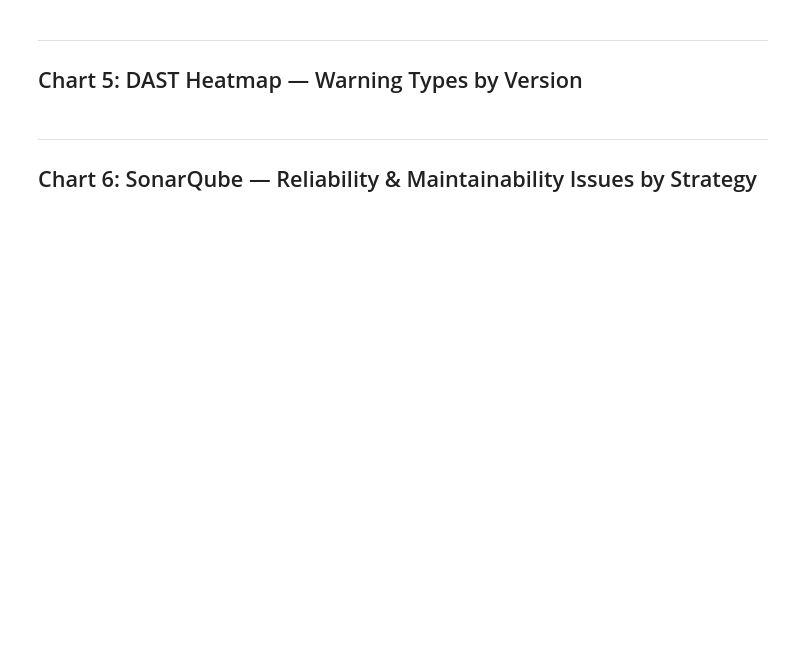
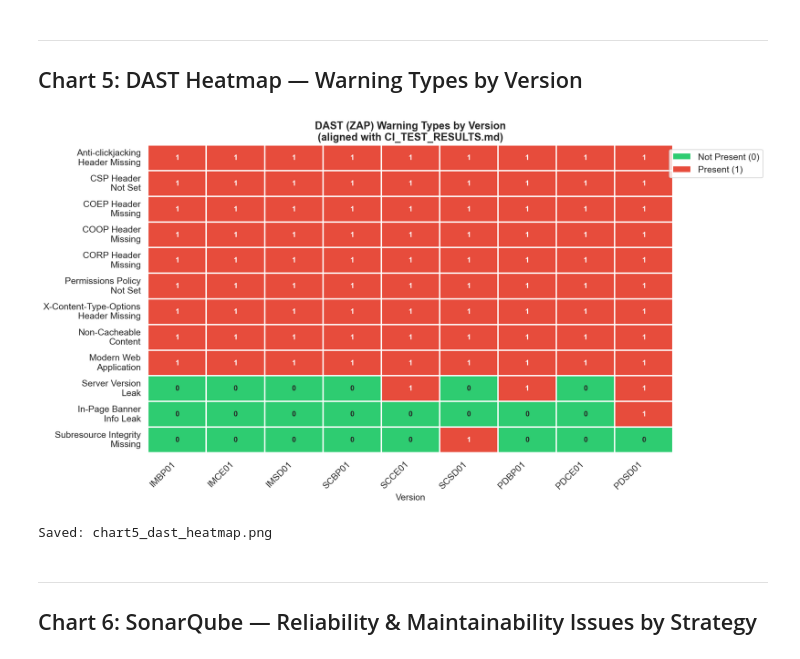
Before and after one commit to PhatchareePuangjai/chatGPT5, a Jupyter notebook: src/research_charts.ipynb, the cells around one changed output. Saved outputs shown, nothing was run; the diff lists cells and outputs as text; code cells hidden in the pictures; blank space fills up the shorter version.

```diff
--- a/src/research_charts.ipynb
+++ b/src/research_charts.ipynb
@@ -274,49 +301,61 @@ print('Saved: chart4_dast_by_strategy.png')
 ---
 ## Chart 5: DAST Heatmap — Warning Types by Version
 # %%
-# ZAP Warning types per version (1 = present, 0 = not present)
-# From actual ZAP JSON reports downloaded from GitHub Actions run #23089748932
+# ZAP warning types per version (1 = present, 0 = not present)
+# Aligned with CI_TEST_RESULTS.md and GitHub Actions run #24299653751
 warnings = [
     'Anti-clickjacking\nHeader Missing',
     'CSP Header\nNot Set',
     'COEP Header\nMissing',
     'COOP Header\nMissing',
     'CORP Header\nMissing',
     'Permissions Policy\nNot Set',
     'X-Content-Type-Options\nHeader Missing',
     'Non-Cacheable\nContent',
     'Modern Web\nApplication',
     'Server Version\nLeak',
+    'In-Page Banner\nInfo Leak',
+    'Subresource Integrity\nMissing',
 ]
 
+warning_matrix = {
+    'IMBP01': [1,1,1,1,1,1,1,1,1,0,0,0],
+    'IMCE01': [1,1,1,1,1,1,1,1,1,0,0,0],
+    'IMSD01': [1,1,1,1,1,1,1,1,1,0,0,0],
+    'SCBP01': [1,1,1,1,1,1,1,1,1,0,0,0],
+    'SCCE01': [1,1,1,1,1,1,1,1,1,1,0,0],
+    'SCSD01': [1,1,1,1,1,1,1,1,1,0,0,1],
+    'PDBP01': [1,1,1,1,1,1,1,1,1,1,0,0],
+    'PDCE01': [1,1,1,1,1,1,1,1,1,0,0,0],
+    'PDSD01': [1,1,1,1,1,1,1,1,1,1,1,0],
+}
+
 versions = df_dast['Version'].tolist()
-heatmap_data = []
-for _, row in df_dast.iterrows():
-    # All 12 versions have warnings 1-9, only some have Server Leak
-    row_data = [1,1,1,1,1,1,1,1,1, row['Server_Leak']]
-    heatmap_data.append(row_data)
-
+heatmap_data = [warning_matrix[v] for v in versions]
 df_heatmap = pd.DataFrame(heatmap_data, index=versions, columns=warnings)
 
-fig, ax = plt.subplots(figsize=(13, 7))
+fig, ax = plt.subplots(figsize=(14, 7.5))
 sns.heatmap(df_heatmap.T, annot=True, fmt='d', cmap=['#2ecc71','#e74c3c'],
             linewidths=1, linecolor='white', cbar=False, ax=ax,
             annot_kws={'fontsize': 10, 'fontweight': 'bold'})
 
 from matplotlib.patches import Patch
 legend_elements = [Patch(facecolor='#2ecc71', label='Not Present (0)'),
                    Patch(facecolor='#e74c3c', label='Present (1)')]
-ax.legend(handles=legend_elements, loc='upper right', bbox_to_anchor=(1.15, 1))
+ax.legend(handles=legend_elements, loc='upper right', bbox_to_anchor=(1.18, 1))
 
-ax.set_title('DAST (ZAP) Warning Types by Version\n(from GitHub Actions ZAP JSON Reports)', fontsize=14, fontweight='bold')
+ax.set_title('DAST (ZAP) Warning Types by Version\n(aligned with CI_TEST_RESULTS.md)', fontsize=14, fontweight='bold')
 ax.set_xlabel('Version', fontsize=12)
 ax.set_ylabel('')
 plt.xticks(rotation=45, ha='right')
 
 plt.tight_layout()
 plt.savefig('chart5_dast_heatmap.png', bbox_inches='tight')
 plt.show()
 print('Saved: chart5_dast_heatmap.png')
+# %% [output]
+[figure, added]
+Saved: chart5_dast_heatmap.png
 # %% [markdown]
 ---
 ## Chart 6: SonarQube — Reliability & Maintainability Issues by Strategy
```
Also changed, not shown: parts of 12 cells of this notebook, 6 other files.
